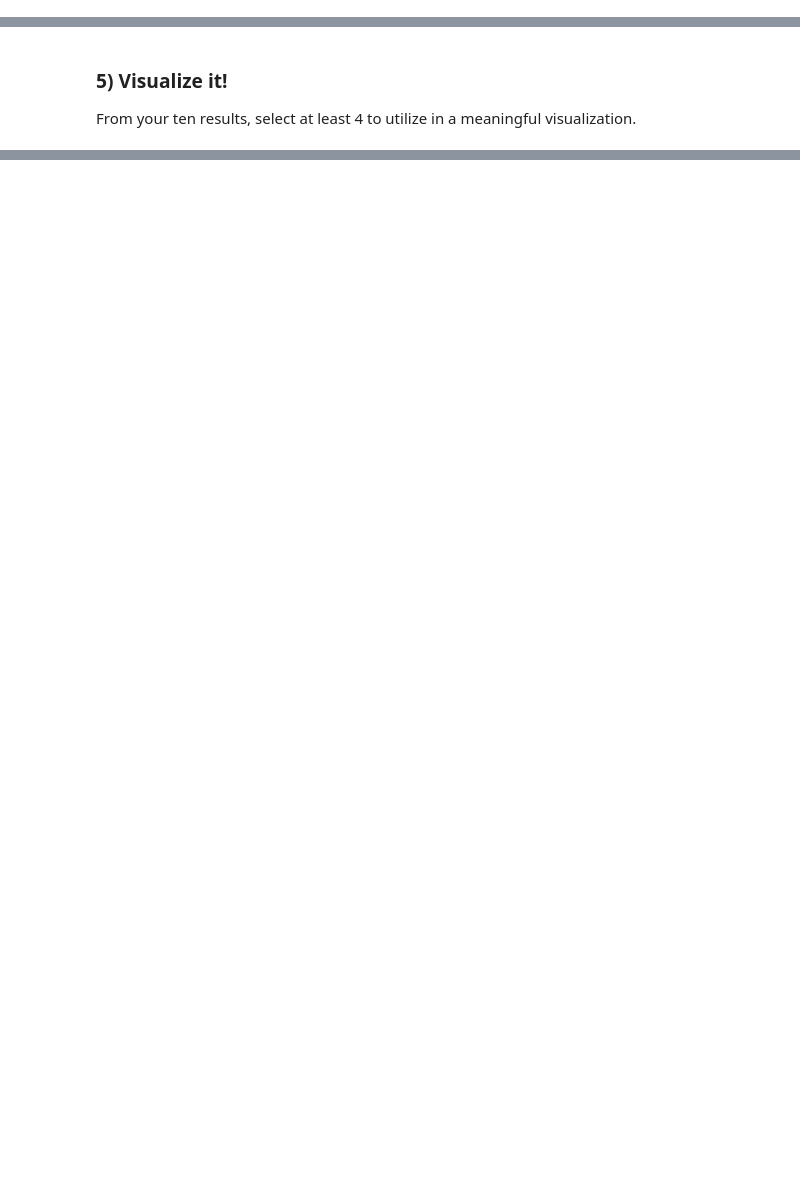
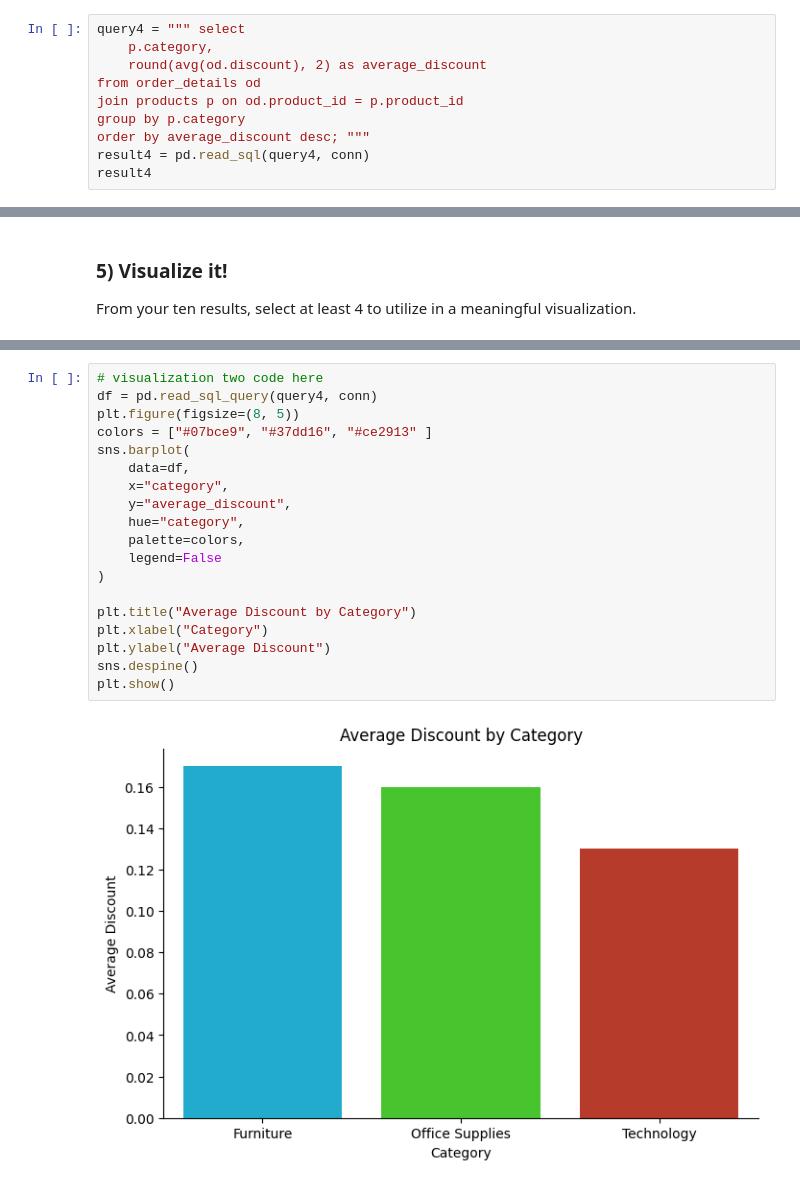
Before and after one commit to ckongshaug87/DataAnalysisModule3, a Jupyter notebook: Week4/notebooks/superstore_sales_workflow.ipynb, the cells around one changed output, grey strips where cells are left out. Drawn from its saved outputs; the diff is of its cells as text; blank space fills up the shorter version.

```diff
--- a/Week4/notebooks/superstore_sales_workflow.ipynb
+++ b/Week4/notebooks/superstore_sales_workflow.ipynb
@@ -213,0 +244,10 @@ result4
+# %%
+query4 = """ select
+    p.category,
+    round(avg(od.discount), 2) as average_discount
+from order_details od
+join products p on od.product_id = p.product_id
+group by p.category
+order by average_discount desc; """
+result4 = pd.read_sql(query4, conn)
+result4
@@ -280,0 +434,21 @@ plt.show()
+# %%
+# visualization two code here
+df = pd.read_sql_query(query4, conn)
+plt.figure(figsize=(8, 5))
+colors = ["#07bce9", "#37dd16", "#ce2913" ]
+sns.barplot(
+    data=df,
+    x="category",
+    y="average_discount",
+    hue="category",
+    palette=colors,
+    legend=False
+)
+
+plt.title("Average Discount by Category")
+plt.xlabel("Category")
+plt.ylabel("Average Discount")
+sns.despine()
+plt.show()
+# %% [output]
+[figure, added]
```
Also changed, not shown: parts of 26 cells of this notebook.
